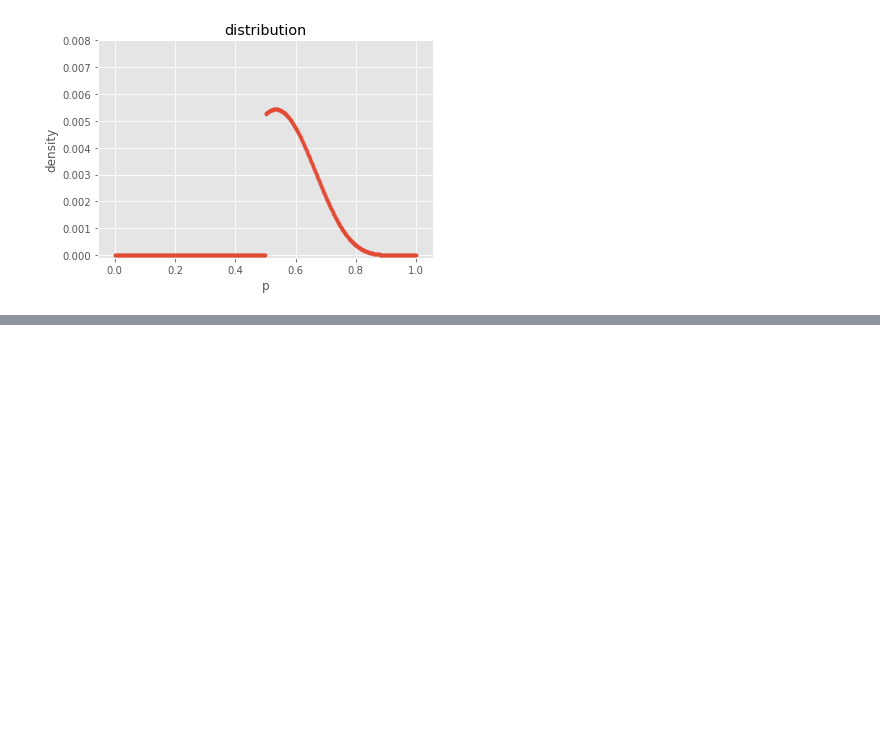
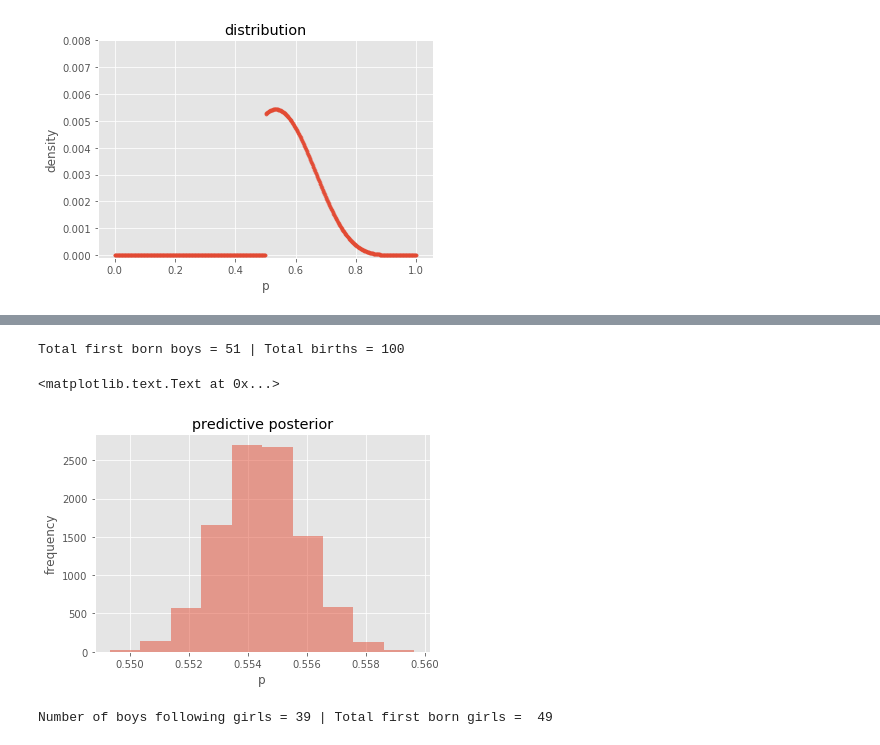
Before and after one commit to gondimribeiro/statistical-rethinking, a Jupyter notebook: chapter3/practice.ipynb, the cells around one changed output, grey strips where cells are left out. Cells and saved outputs as stored; diff of their text form; code cells hidden in the pictures; blank space fills up the shorter version.

```diff
--- a/chapter3/practice.ipynb
+++ b/chapter3/practice.ipynb
@@ -186,0 +252,40 @@ Inference = 0.0997667 | Real = 0.266827932
+# %%
+# 3H4
+
+print ("Total first born boys =",  birth1.sum(), "| Total births =",  birth1.size)
+
+# Predictive check
+p_samples = grid
+p_samples.reshape((p_samples.size, 1))
+results_samples = np.random.binomial(birth1.size, p_samples, (10000, p_samples.size))
+predictive_posterior = results_samples.dot(posterior) / posterior.sum() / birth1.size
+
+plt.hist(predictive_posterior, alpha=0.5)
+plt.xlabel('p')
+plt.ylabel('frequency')
+plt.title('predictive posterior')
+# %% [output]
+Total first born boys = 51 | Total births = 100
+<matplotlib.text.Text at 0x...>
+[figure, added]
+# %%
+# 3H5
+
+# Number of first born girls
+n1_girls = (birth1 == 0).sum()
+n2_boys_pos_girls = (birth2[birth1 == 0]).sum()
+
+print("Number of boys following girls =", n2_boys_pos_girls, "| Total first born girls = ", n1_girls)
+
+# Simulation with posterior from first birth data
+p_samples = grid
+p_samples.reshape((p_samples.size, 1))
+results_samples = np.random.binomial(n1_girls, p_samples, (10000, p_samples.size))
+predictive_posterior = results_samples.dot(posterior) / posterior.sum()
+
+plt.hist(predictive_posterior, alpha=0.5)
+plt.xlabel('p')
+plt.ylabel('frequency')
+plt.title('predictive posterior')
+# %% [output]
+Number of boys following girls = 39 | Total first born girls =  49
```
Also changed, not shown: parts of 18 cells of this notebook.
